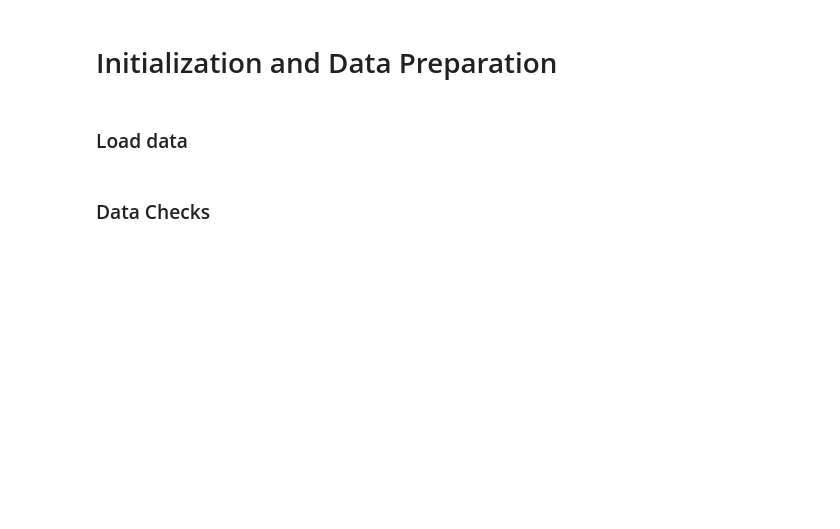
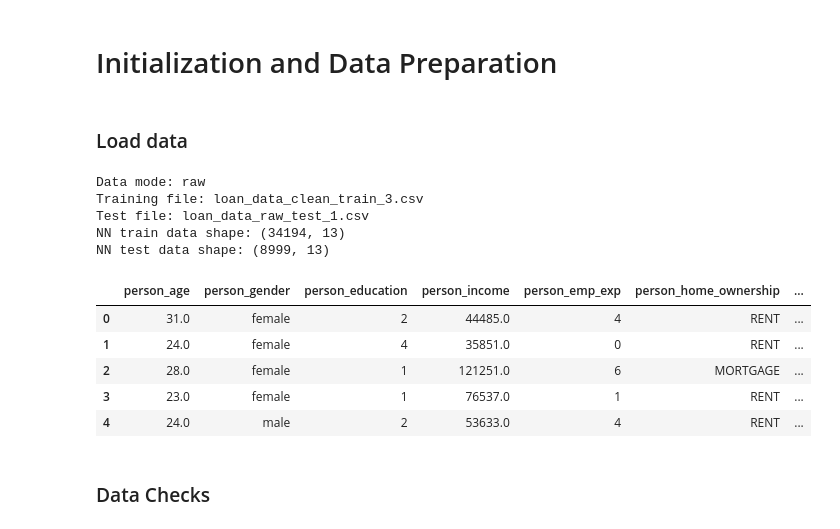
Before and after one commit to ntdai95/CSC503-Final-Project, a Jupyter notebook: notebooks/08_neural_network.ipynb, the cells around one changed output. Cells and saved outputs as stored; diff of their text form; code cells hidden in the pictures; blank space fills up the shorter version.

Commit message:
update nn with raw data

```diff
--- a/notebooks/08_neural_network.ipynb
+++ b/notebooks/08_neural_network.ipynb
@@ -26,44 +26,62 @@ OUTPUT_DIR = PROJECT_ROOT / "models"
 OUTPUT_DIR.mkdir(parents=True, exist_ok=True)
 
 # Choose one option:
+# "raw"                -> raw train + raw test; preprocessing is done in this notebook.
 # "raw_smote"          -> raw SMOTE train + raw test; preprocessing is done in this notebook.   - smote first, then normalized
 # "processed_smote"    -> normalized SMOTE train + normalized test generated by notebook 07.    - normalized first, then smote
 # "processed_no_smote" -> normalized original train + normalized test generated by notebook 07. - normalized, no smote
-DATA_MODE = "raw_smote"
+DATA_MODE = "raw"
 
-if DATA_MODE == "raw_smote":
+if DATA_MODE == "raw":
+    train_file = "loan_data_clean_train_3.csv"
+    test_file = "loan_data_raw_test_1.csv"
+    model_path = OUTPUT_DIR / "neural_network_raw.joblib"
+    needs_preprocessing = True
+elif DATA_MODE == "raw_smote":
     train_file = "loan_data_smoted_raw_train_4.csv"
     test_file = "loan_data_raw_test_1.csv"
     model_path = OUTPUT_DIR / "neural_network_raw_smote.joblib"
     needs_preprocessing = True
 elif DATA_MODE == "processed_smote":
     train_file = "loan_data_nn_normal_train_smote.csv"
     test_file = "loan_data_nn_normal_test.csv"
     model_path = OUTPUT_DIR / "neural_network_smote.joblib"
     needs_preprocessing = False
 elif DATA_MODE == "processed_no_smote":
     train_file = "loan_data_nn_normal_train.csv"
     test_file = "loan_data_nn_normal_test.csv"
     model_path = OUTPUT_DIR / "neural_network.joblib"
     needs_preprocessing = False
 else:
     raise ValueError("DATA_MODE must be 'raw_smote', 'processed_smote', or 'processed_no_smote'.")
 
 train_df = pd.read_csv(INPUT_DIR / train_file)
 test_df = pd.read_csv(INPUT_DIR / test_file)
 
 if set(train_df.columns) != set(test_df.columns):
     raise ValueError("The training and test files do not contain the same columns.")
 
 test_df = test_df[train_df.columns]
 
 print("Data mode:", DATA_MODE)
 print("Training file:", train_file)
 print("Test file:", test_file)
 print("NN train data shape:", train_df.shape)
 print("NN test data shape:", test_df.shape)
 
 train_df.head()
+# %% [output]
+Data mode: raw
+Training file: loan_data_clean_train_3.csv
+Test file: loan_data_raw_test_1.csv
+NN train data shape: (34194, 13)
+NN test data shape: (8999, 13)
+|  | person_age | person_gender | person_education | person_income | person_emp_exp | person_home_ownership | ... |
+| 0 | 31.0 | female | 2 | 44485.0 | 4 | RENT | ... |
+| 1 | 24.0 | female | 4 | 35851.0 | 0 | RENT | ... |
+| 2 | 28.0 | female | 1 | 121251.0 | 6 | MORTGAGE | ... |
+| 3 | 23.0 | female | 1 | 76537.0 | 1 | RENT | ... |
+| 4 | 24.0 | male | 2 | 53633.0 | 4 | RENT | ... |
 # %% [markdown]
 ### Data Checks
 # %%
```
Also changed, not shown: parts of 10 cells of this notebook.
